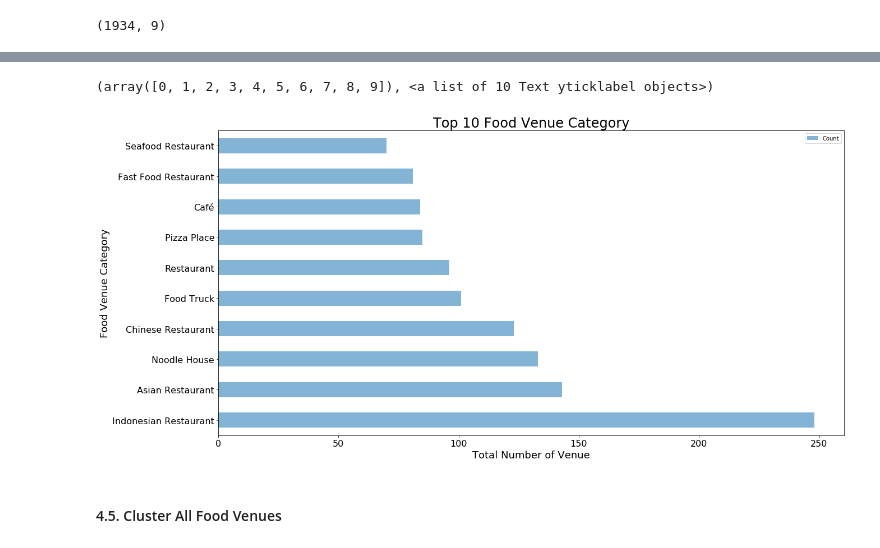
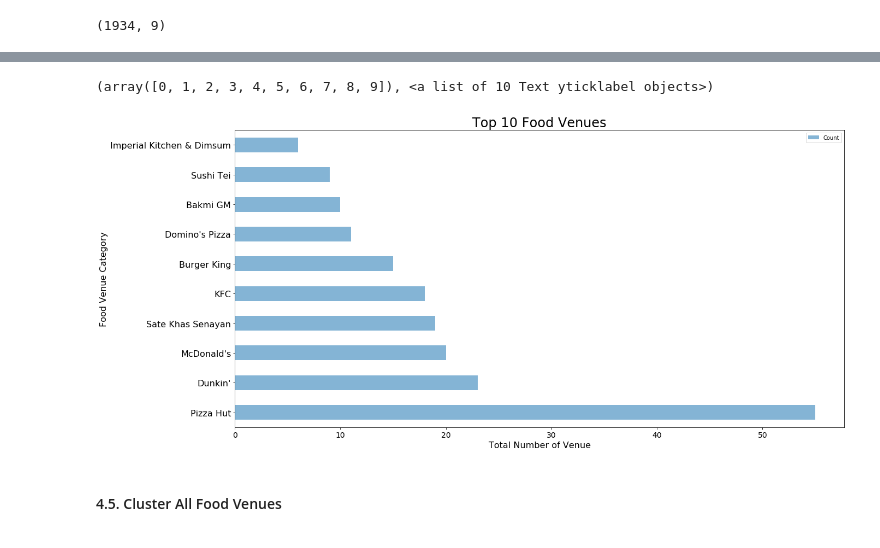
Before and after one commit to vickyysiahaan/FnB_Business_Opportunity_Seeker, a Jupyter notebook: FnB Business Seeker.ipynb, the cells around one changed output, grey strips where cells are left out. Cells and saved outputs as stored; diff of their text form; code cells hidden in the pictures.

```diff
--- a/FnB Business Seeker.ipynb
+++ b/FnB Business Seeker.ipynb
@@ -181,6 +183,7 @@ subd_df.head()
 For later analysis, it is convenient for us to sort the dataframe by Subdistrict name first.
 # %%
 subd_df.sort_values(by=["Subdistrict"], inplace=True)
+subd_df.reset_index(drop=True, inplace=True)
 subd_df.head()
 # %% [output]
 |  | Subdistrict | Region | Longitude | Latitude |
@@ -210,11 +213,12 @@ Here, we create a python function to get list of nearby food venues with subdist
 # %%
 def getFoodVenues(_neigh_df, radius=2000):
-    FOOD_CATEGORY_ID = "4d4b7105d754a06374d81259"
-    LIMIT = 50
+    FOOD_CATEGORY_ID = "4d4b7105d754a06374d81259" # Category_id of Food venue
+    LIMIT = 50  #limit response to only 50 venues in maximum
+
+    # create a list to store the processed request response
     venues_list=[]
 
-    i = 1
-
+    # iterate through dataframe rows
     for index,row in _neigh_df.iterrows():
         region = row["Region"]
         subdistrict = row["Subdistrict"]
@@ -250,6 +254,7 @@ def getFoodVenues(_neigh_df, radius=2000):
             v['venue']['location']['lng'],
             v['venue']['categories'][0]['name']) for v in results])
 
+    # create a new dataframe
     nearby_venues = pd.DataFrame([item for venue_list in venues_list for item in venue_list])
     nearby_venues.columns = ['Subdistrict',
                   'Region',
@@ -261,5 +266,5 @@ def getFoodVenues(_neigh_df, radius=2000):
                   'Venue_Longitude',
                   'Venue_Category']
 
-    #return new dataframe
+    # return the new dataframe
     return(nearby_venues)
@@ -282,8 +339,13 @@ jakarta_food_venues.shape
 # %%
-food_venues_group = jakarta_food_venues.groupby(by=["Venue_Category"]).count()
-food_venues_group = food_venues_group[["Subdistrict"]]
+# Group our data
+food_venues_group = jakarta_food_venues[["Subdistrict", "Venue"]].groupby(by=["Venue"]).count()
+
+# Rename the column
 food_venues_group.rename(columns={"Subdistrict":"Count"}, inplace=True)
+
+# Sort the value from the highest to the lowest number
 food_venues_group.sort_values(by=["Count"], axis=0, inplace=True, ascending=False)
+
 food_venues_group.head()
 # %% [output]
 |  | Count |
@@ -316,13 +358,17 @@ top_10_food_venue_type
 # %%
-top_10_food_venue_type.plot(kind="barh", alpha=0.55, figsize=(20,10))
-plt.title("Top 10 Food Venue Category",fontsize=24)
-plt.xlabel("Total Number of Venue", fontsize=18)
-plt.ylabel("Food Venue Category",fontsize=18)
-plt.xticks(fontsize=16)
+# Get the top ten venues
+top_10_food_venues = food_venues_group.head(10)
+
+# Plot the data in horizontal bar chart
+top_10_food_venues.plot(kind="barh", alpha=0.55, figsize=(20,10))
+plt.title("Top 10 Food Venues",fontsize=24)
+plt.xlabel("Total Number of Venue", fontsize=16)
+plt.ylabel("Food Venue Category",fontsize=16)
+plt.xticks(fontsize=14)
 plt.yticks(fontsize=16)
 # %% [output]
 (array([0, 1, 2, 3, 4, 5, 6, 7, 8, 9]), <a list of 10 Text yticklabel objects>)
-[figure, old version]
+[figure, new version]
 # %% [markdown]
 #### 4.5. Cluster All Food Venues
 # %% [markdown]
```
Also changed, not shown: parts of 17 cells of this notebook.
